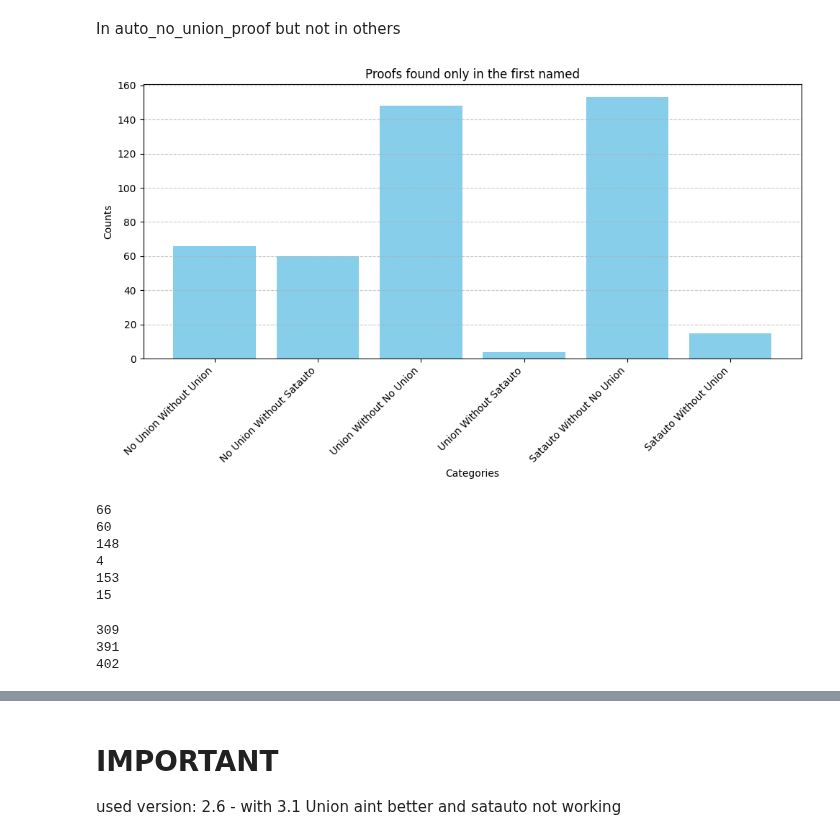
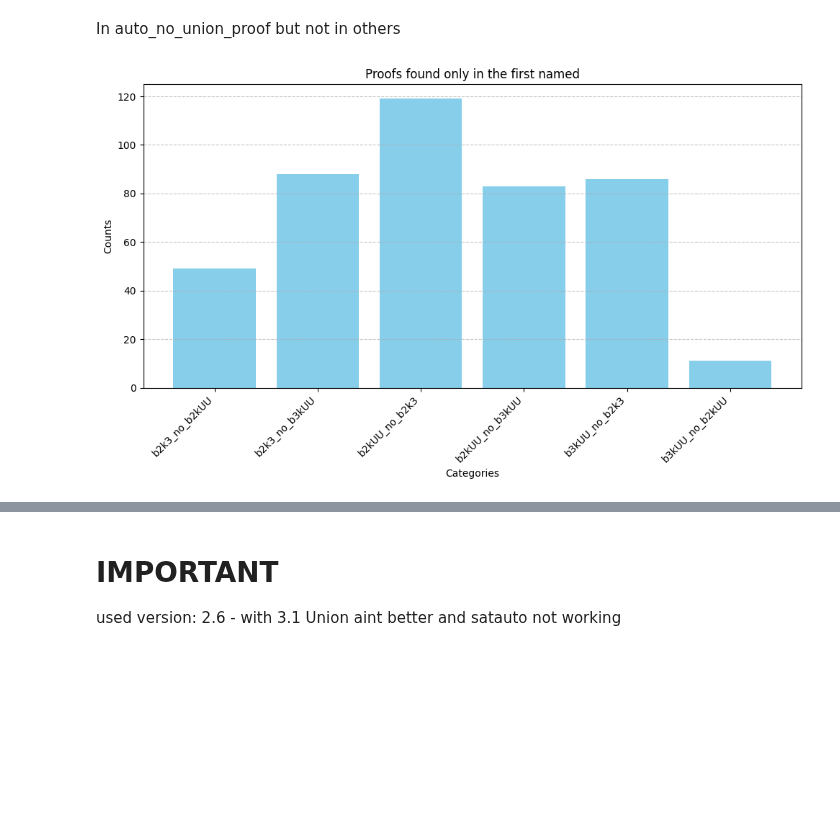
Before and after one commit to BigTeddyRush/further-work-of-seven, a Jupyter notebook: evaluation/evaluation_timer_autounion.ipynb, the cells around one changed output, grey strips where cells are left out. Saved outputs shown, nothing was run; the diff lists cells and outputs as text; code cells hidden in the pictures; blank space fills up the shorter version.

```diff
--- a/evaluation/evaluation_timer_autounion.ipynb
+++ b/evaluation/evaluation_timer_autounion.ipynb
@@ -193,9 +193,9 @@ Titel:
 
 Hypthese: durch semantische Nähe geben wir was rein, was E so nicht wissen kann.
 # %%
-with open('../result_timer/auto_whitebox_n160_b20_k03_timer.json', 'r') as file:
-    auto_no_union = json.load(file)
-with open('../result_timer/auto_whitebox_union_n160_b20_k03_timer.json', 'r') as file:
-    auto_union = json.load(file)
-with open('../result_timer/whitebox_union_n160_b20_k03_satauto_timer.json', 'r') as file:
-    satauto = json.load(file)
+with open('../result_timer_autounion/auto_whitebox_union_n160_b20_k03_timer.json', 'r') as file:
+    autounion_b2k3 = json.load(file)
+with open('../result_timer_autounion/auto_whitebox_union_n160_b20_kUU_timer.json', 'r') as file:
+    autounion_b2kUU = json.load(file)
+with open('../result_timer_autounion/auto_whitebox_union_n160_b30_kUU_timer.json', 'r') as file:
+    autounion_b3kUU = json.load(file)
@@ -260,57 +249,44 @@ satauto_without_union = find_diff_entries(satauto_proof, auto_union_proof)
+# %%
+b2k3_no_b2kUU = find_diff_entries(autounion_b2k3_proof, autounion_b2kUU_proof)
+b2k3_no_b3kUU = find_diff_entries(autounion_b2k3_proof, autounion_b3kUU_proof)
+b2kUU_no_b2k3 = find_diff_entries(autounion_b2kUU_proof, autounion_b2k3_proof)
+b2kUU_no_b3kUU = find_diff_entries(autounion_b2kUU_proof, autounion_b3kUU_proof)
+b3kUU_no_b2k3 = find_diff_entries(autounion_b3kUU_proof, autounion_b2k3_proof)
+b3kUU_no_b2kUU = find_diff_entries(autounion_b3kUU_proof, autounion_b2kUU_proof)
 # %%
 # Data labels
 categories = [
-    "No Union Without Union",
-    "No Union Without Satauto",
-    "Union Without No Union",
-    "Union Without Satauto",
-    "Satauto Without No Union",
-    "Satauto Without Union"
+    "b2k3_no_b2kUU",
+    "b2k3_no_b3kUU",
+    "b2kUU_no_b2k3",
+    "b2kUU_no_b3kUU",
+    "b3kUU_no_b2k3",
+    "b3kUU_no_b2kUU"
 ]
 
 # Corresponding values
-values = [66, 60, 148, 4, 153, 15]
+values = [len(b2k3_no_b2kUU), len(b2k3_no_b3kUU),
+          len(b2kUU_no_b2k3), len(b2kUU_no_b3kUU),
+          len(b3kUU_no_b2k3), len(b3kUU_no_b2kUU)]
 
 # Create a bar plot
 plt.figure(figsize=(10, 6))
 plt.bar(categories, values, color='skyblue')
 
 # Add title and labels
 plt.title("Proofs found only in the first named")
 plt.xlabel("Categories")
 plt.ylabel("Counts")
 
 # Rotate category labels on x-axis for better readability
 plt.xticks(rotation=45, ha='right')
 
 # Add grid lines for better readability
 plt.grid(axis='y', linestyle='--', alpha=0.7)
 
 # Show the plot
 plt.tight_layout()  # Adjust layout to prevent clipping
 plt.show()
 # %% [output]
-[figure, old version]
+[figure, new version]
-# %%
-print(len(no_union_without_union))
-print(len(no_union_without_satauto))
-print(len(union_without_nounion))
-print(len(union_without_satauto))
-print(len(satauto_without_nounion))
-print(len(satauto_without_union))
-# %% [output]
-66
-60
-148
-4
-153
-15
-# %%
-print(len(auto_no_union_proof))
-print(len(auto_union_proof))
-print(len(satauto_proof))
-# %% [output]
-309
-391
-402
 # %%
```
Also changed, not shown: parts of 22 cells of this notebook, 2 other files.
